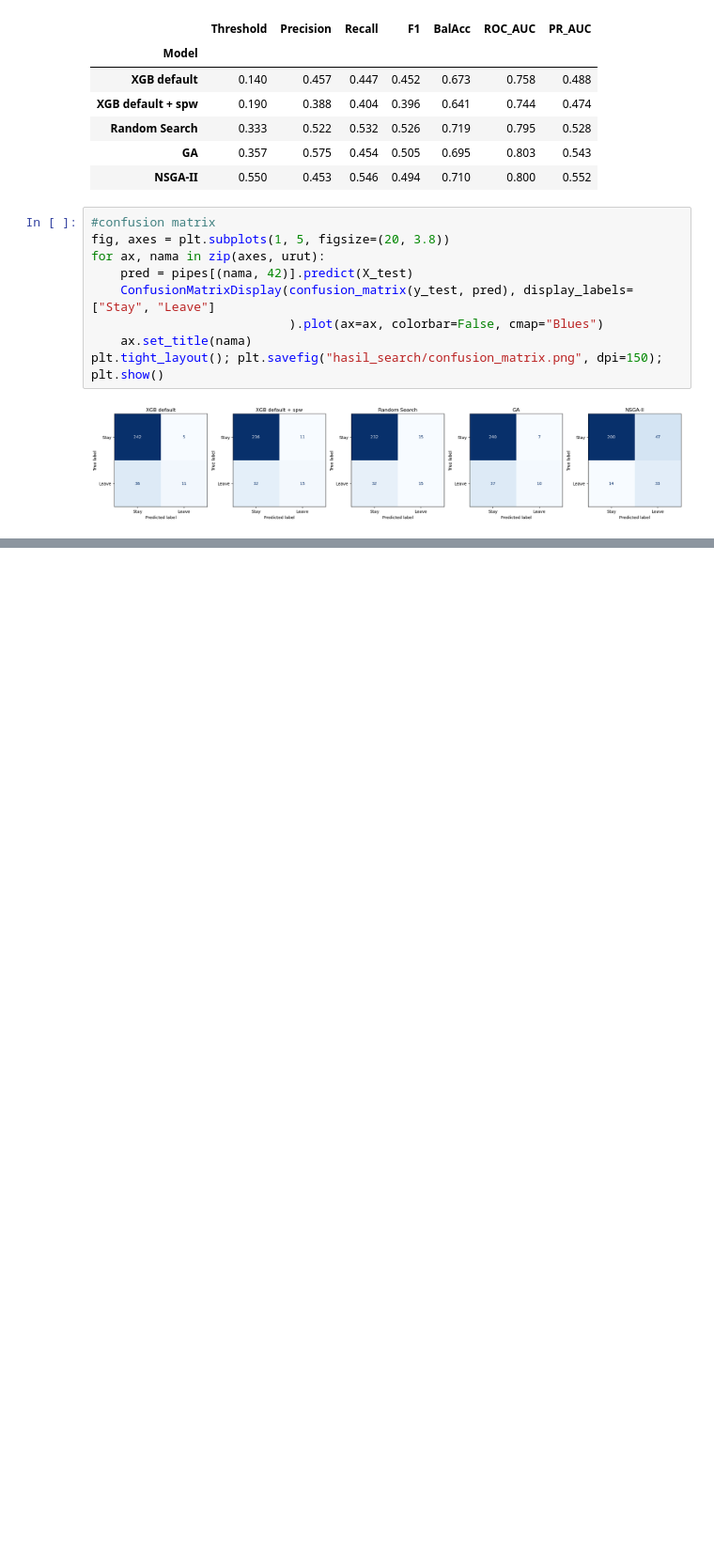
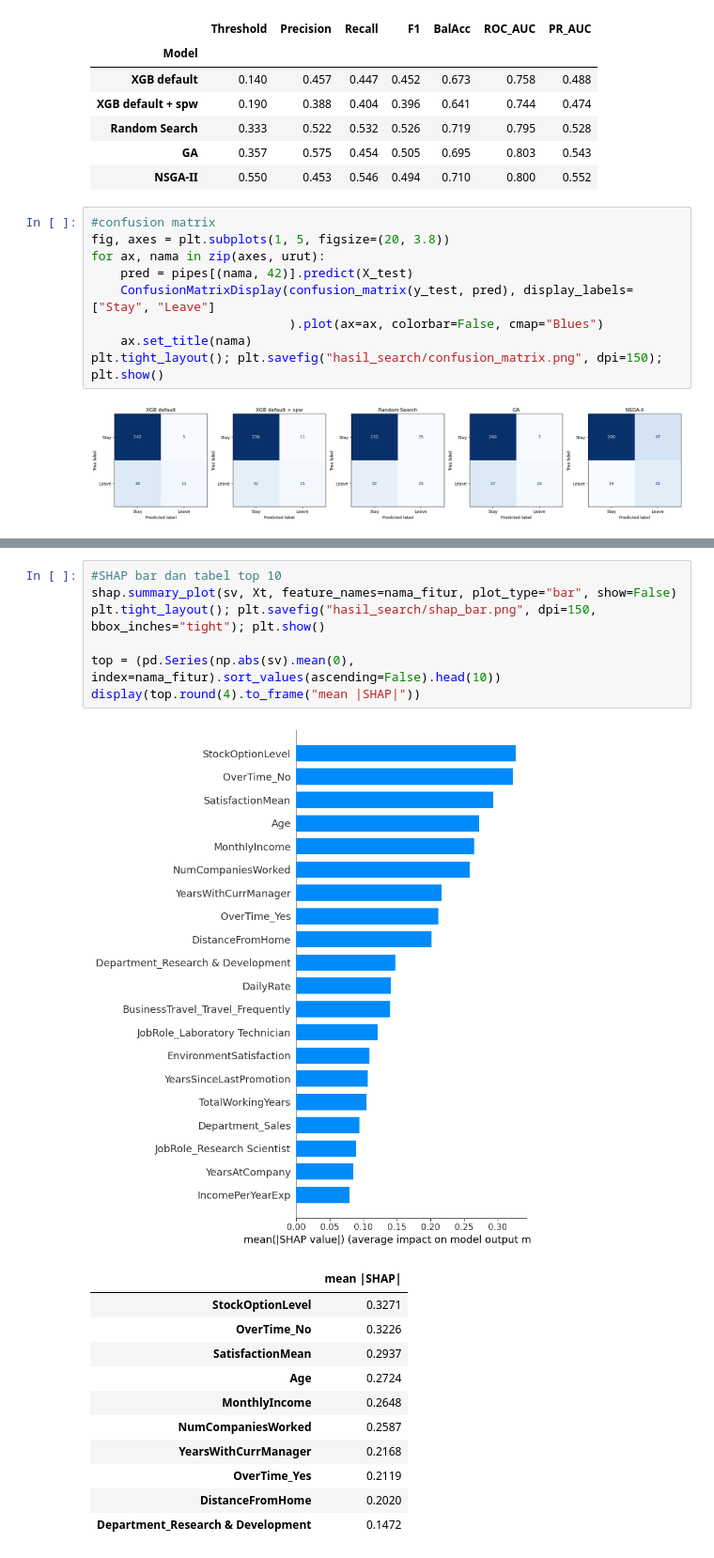
Before and after one commit to manl1/Project-ETS-Machine-Learning, a Jupyter notebook: project-ets.ipynb, the cells around one changed output, grey strips where cells are left out. Shown at 94% size. Cells and saved outputs as stored; diff of their text form; blank space fills up the shorter version.

```diff
--- a/project-ets.ipynb
+++ b/project-ets.ipynb
@@ -1136,0 +1149,20 @@ plt.tight_layout(); plt.savefig("hasil_search/confusion_matrix.png", dpi=150); p
+# %%
+#SHAP bar dan tabel top 10
+shap.summary_plot(sv, Xt, feature_names=nama_fitur, plot_type="bar", show=False)
+plt.tight_layout(); plt.savefig("hasil_search/shap_bar.png", dpi=150, bbox_inches="tight"); plt.show()
+
+top = (pd.Series(np.abs(sv).mean(0), index=nama_fitur).sort_values(ascending=False).head(10))
+display(top.round(4).to_frame("mean |SHAP|"))
+# %% [output]
+[figure, added]
+|  | mean |SHAP| |
+| StockOptionLevel | 0.3271 |
+| OverTime_No | 0.3226 |
+| SatisfactionMean | 0.2937 |
+| Age | 0.2724 |
+| MonthlyIncome | 0.2648 |
+| NumCompaniesWorked | 0.2587 |
+| YearsWithCurrManager | 0.2168 |
+| OverTime_Yes | 0.2119 |
+| DistanceFromHome | 0.2020 |
+| Department_Research & Development | 0.1472 |
```
Also changed, not shown: parts of 1 cell of this notebook, 2 other files.
